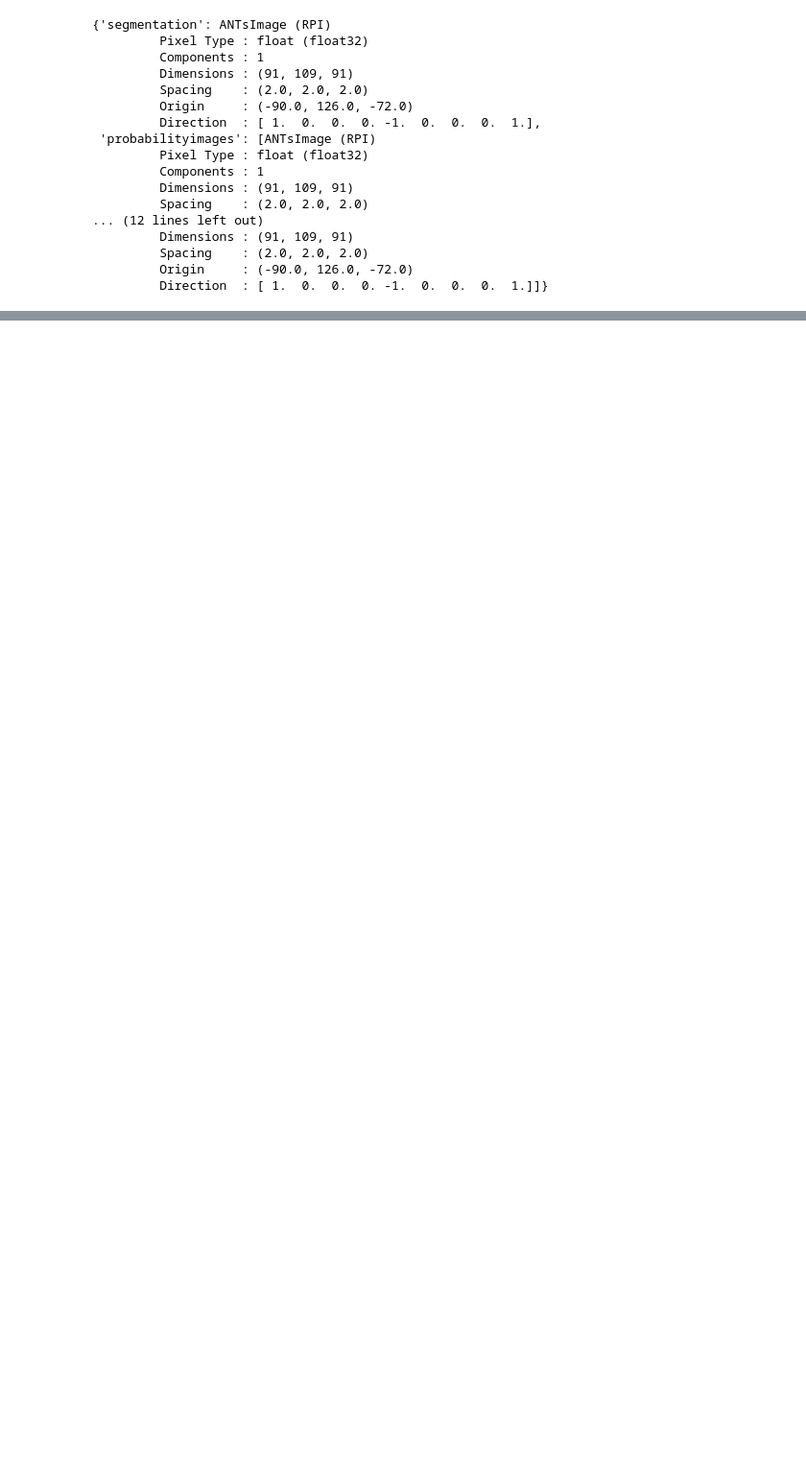
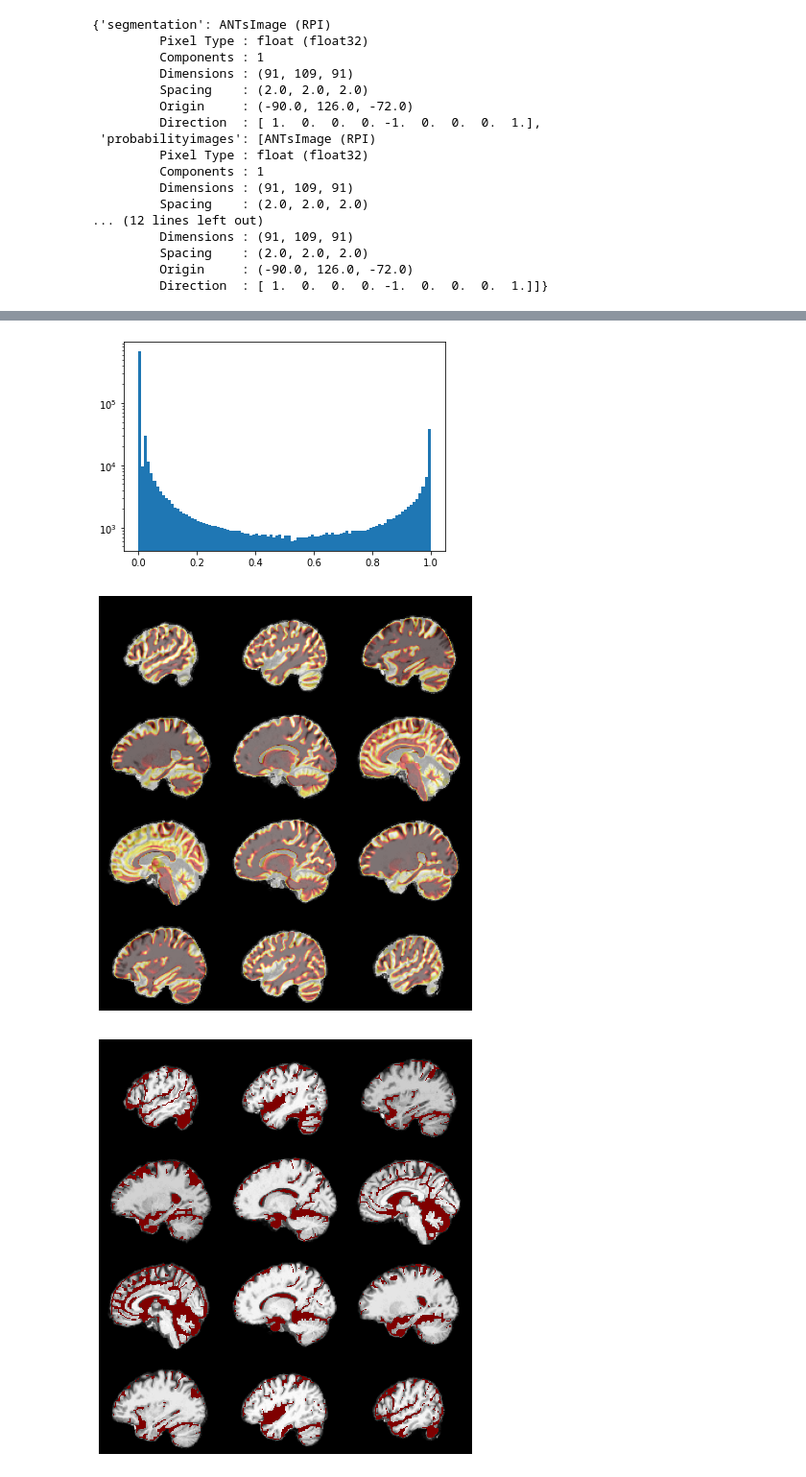
Before and after one commit to aleibz98/Practicas_SantPau, a Jupyter notebook: T1-to-Std_ANTS.ipynb, the cells around one changed output, grey strips where cells are left out. Shown at 96% size. Cells and saved outputs as stored; diff of their text form; code cells hidden in the pictures; blank space fills up the shorter version.

```diff
--- a/T1-to-Std_ANTS.ipynb
+++ b/T1-to-Std_ANTS.ipynb
@@ -104,0 +109,15 @@ ants.plot(registered_image['warpedmovout'], overlay=mask_CSF, overlay_cmap='jet'
+# %%
+# We will try to perform the same process for the brain image:
+brain_mask = ants.get_mask(StdTemplateBrain)
+brain_segs = ants.kmeans_segmentation(StdTemplateBrain, k=2, kmask=brain_mask)
+
+plt.hist(brain_segs['probabilityimages'][0].flatten(), bins=100, log=True)
+plt.show()
+
+ants.plot(registered_brain_image['warpedmovout'], overlay=brain_segs['probabilityimages'][0], overlay_cmap='hot', overlay_alpha=0.5)
+mask_brain_CSF = ants.threshold_image(brain_segs['probabilityimages'][0], 0.8) # Podemos jugar un poco con el threshold
+ants.plot(registered_brain_image['warpedmovout'], overlay=mask_brain_CSF, overlay_cmap='jet', overlay_alpha=1)
+# %% [output]
+[figure, added]
+[figure, added]
+[figure, added]
```
Also changed, not shown: parts of 13 cells of this notebook.
